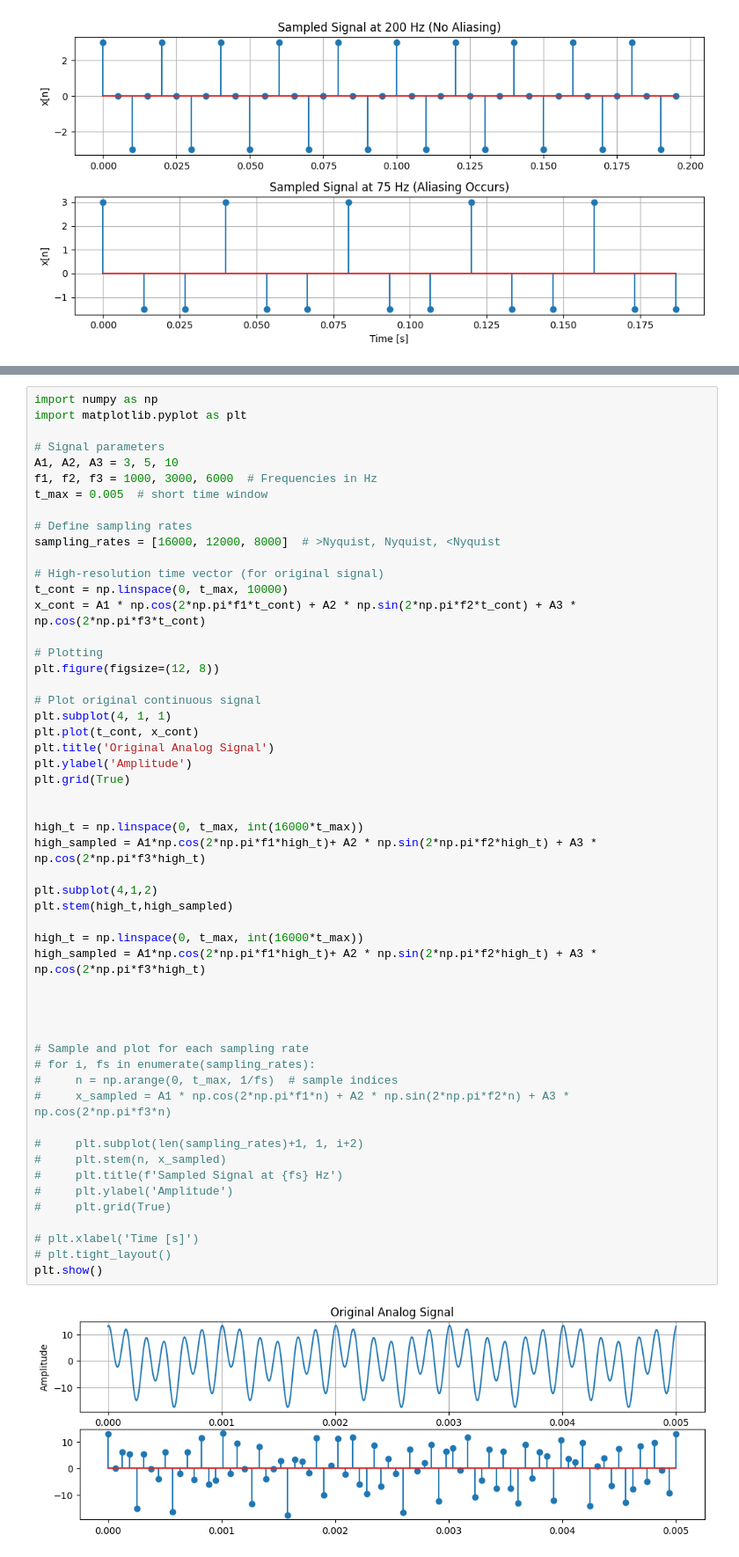
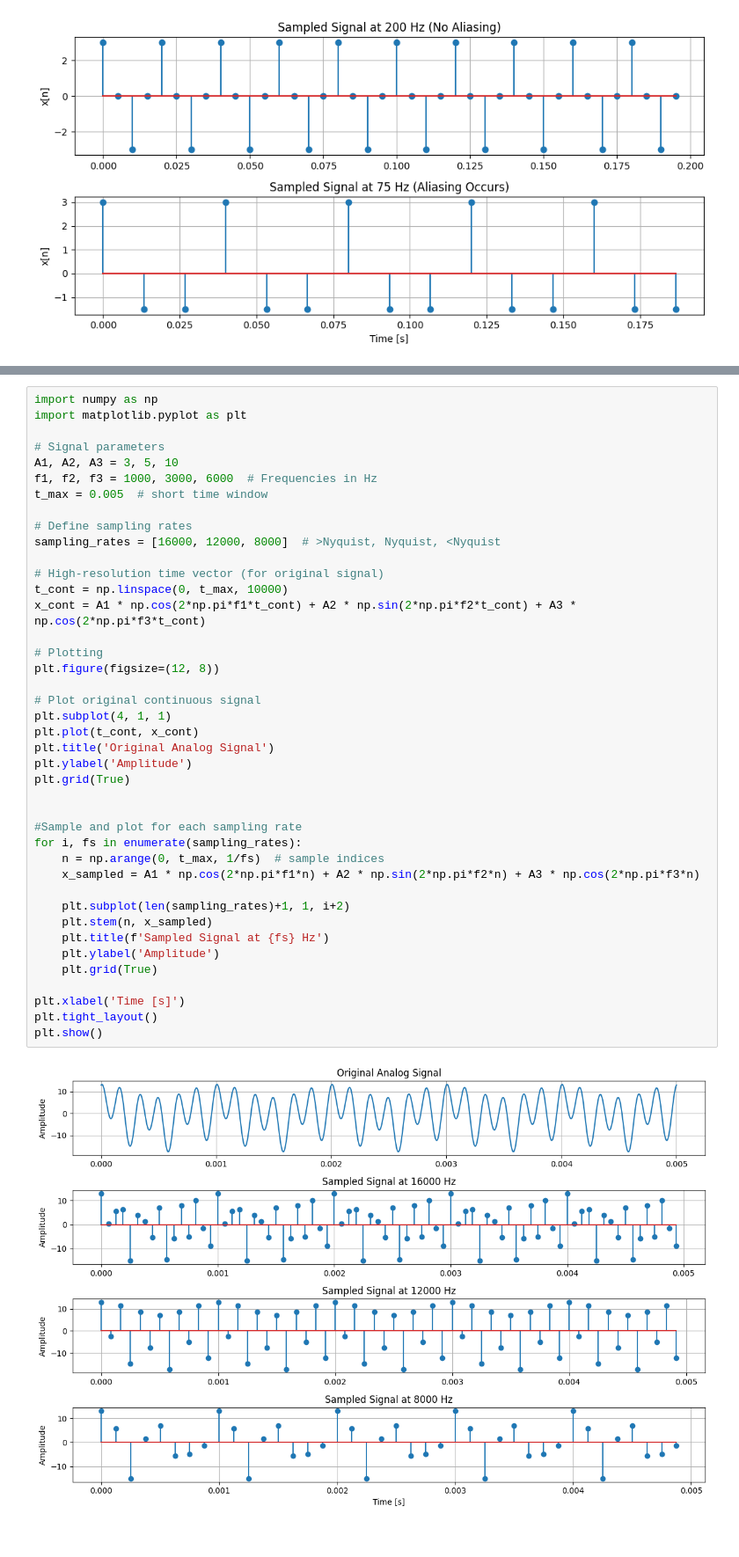
Before and after one commit to prodhan2/dsp1, a Jupyter notebook: 04_complex_sampling.ipynb, the cells around one changed output, grey strips where cells are left out. Shown at 88% size. Saved outputs shown, nothing was run; the diff lists cells and outputs as text.

```diff
--- a/04_complex_sampling.ipynb
+++ b/04_complex_sampling.ipynb
@@ -93,54 +93,42 @@ Example:
 import numpy as np
 import matplotlib.pyplot as plt
 
 # Signal parameters
 A1, A2, A3 = 3, 5, 10
 f1, f2, f3 = 1000, 3000, 6000  # Frequencies in Hz
 t_max = 0.005  # short time window
 
 # Define sampling rates
 sampling_rates = [16000, 12000, 8000]  # >Nyquist, Nyquist, <Nyquist
 
 # High-resolution time vector (for original signal)
 t_cont = np.linspace(0, t_max, 10000)
 x_cont = A1 * np.cos(2*np.pi*f1*t_cont) + A2 * np.sin(2*np.pi*f2*t_cont) + A3 * np.cos(2*np.pi*f3*t_cont)
 
 # Plotting
 plt.figure(figsize=(12, 8))
 
 # Plot original continuous signal
 plt.subplot(4, 1, 1)
 plt.plot(t_cont, x_cont)
 plt.title('Original Analog Signal')
 plt.ylabel('Amplitude')
 plt.grid(True)
 
 
-high_t = np.linspace(0, t_max, int(16000*t_max))
-high_sampled = A1*np.cos(2*np.pi*f1*high_t)+ A2 * np.sin(2*np.pi*f2*high_t) + A3 * np.cos(2*np.pi*f3*high_t)
+#Sample and plot for each sampling rate
+for i, fs in enumerate(sampling_rates):
+    n = np.arange(0, t_max, 1/fs)  # sample indices
+    x_sampled = A1 * np.cos(2*np.pi*f1*n) + A2 * np.sin(2*np.pi*f2*n) + A3 * np.cos(2*np.pi*f3*n)
 
-plt.subplot(4,1,2)
-plt.stem(high_t,high_sampled)
+    plt.subplot(len(sampling_rates)+1, 1, i+2)
+    plt.stem(n, x_sampled)
+    plt.title(f'Sampled Signal at {fs} Hz')
+    plt.ylabel('Amplitude')
+    plt.grid(True)
 
-high_t = np.linspace(0, t_max, int(16000*t_max))
-high_sampled = A1*np.cos(2*np.pi*f1*high_t)+ A2 * np.sin(2*np.pi*f2*high_t) + A3 * np.cos(2*np.pi*f3*high_t)
-
-
-
-
-# Sample and plot for each sampling rate
-# for i, fs in enumerate(sampling_rates):
-#     n = np.arange(0, t_max, 1/fs)  # sample indices
-#     x_sampled = A1 * np.cos(2*np.pi*f1*n) + A2 * np.sin(2*np.pi*f2*n) + A3 * np.cos(2*np.pi*f3*n)
-
-#     plt.subplot(len(sampling_rates)+1, 1, i+2)
-#     plt.stem(n, x_sampled)
-#     plt.title(f'Sampled Signal at {fs} Hz')
-#     plt.ylabel('Amplitude')
-#     plt.grid(True)
-
-# plt.xlabel('Time [s]')
-# plt.tight_layout()
+plt.xlabel('Time [s]')
+plt.tight_layout()
 plt.show()
 # %% [output]
-[figure, old version]
+[figure, new version]
```
Also changed, not shown: 17 other files.
